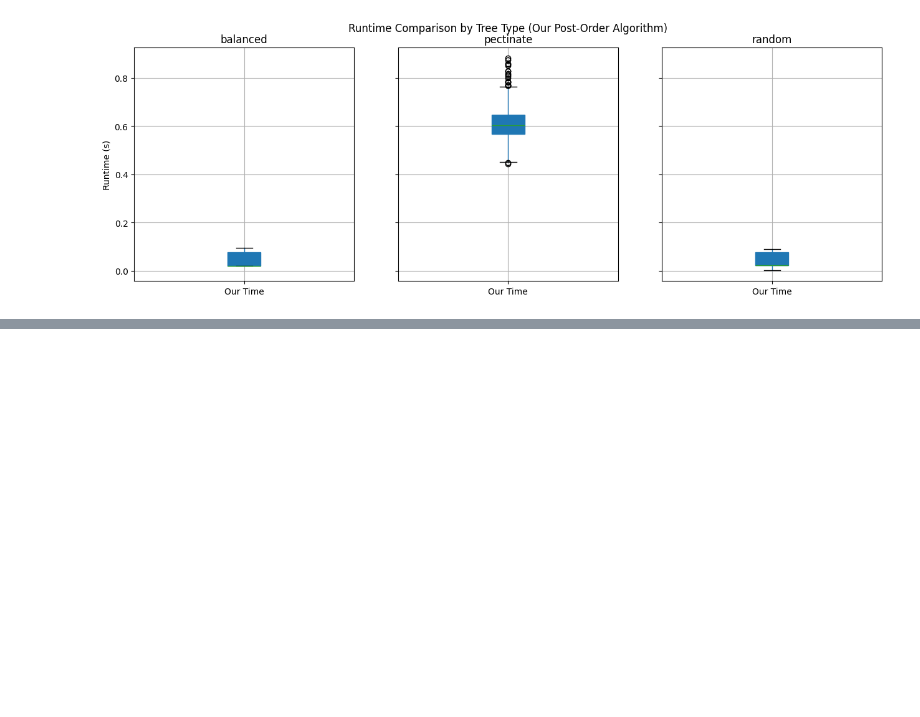
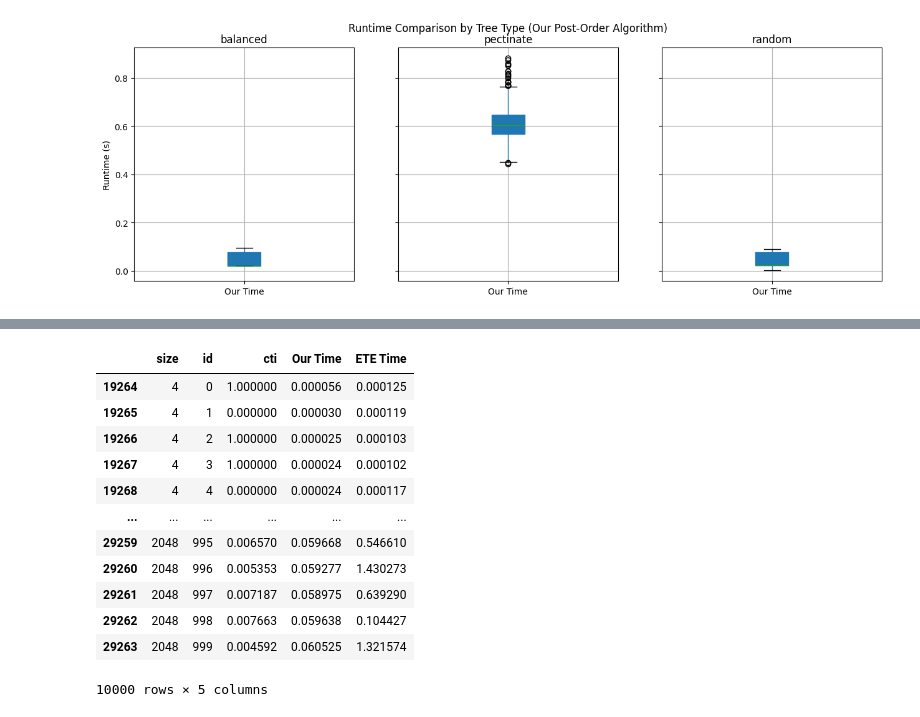
Before and after one commit to rhit-davisoc/OrthoParaTesting, a Jupyter notebook: Automated Tests/data_analysis_2024.ipynb, the cells around one changed output, grey strips where cells are left out. Saved outputs shown, nothing was run; the diff lists cells and outputs as text; code cells hidden in the pictures; blank space fills up the shorter version.

```diff
--- a/Automated Tests/data_analysis_2024.ipynb
+++ b/Automated Tests/data_analysis_2024.ipynb
@@ -159,0 +199,16 @@ plt.show()
+# %%
+df_random
+# %% [output]
+|  | size | id | cti | Our Time | ETE Time |
+| 19264 | 4 | 0 | 1.000000 | 0.000056 | 0.000125 |
+| 19265 | 4 | 1 | 0.000000 | 0.000030 | 0.000119 |
+| 19266 | 4 | 2 | 1.000000 | 0.000025 | 0.000103 |
+| 19267 | 4 | 3 | 1.000000 | 0.000024 | 0.000102 |
+| 19268 | 4 | 4 | 0.000000 | 0.000024 | 0.000117 |
+| ... | ... | ... | ... | ... | ... |
+| 29259 | 2048 | 995 | 0.006570 | 0.059668 | 0.546610 |
+| 29260 | 2048 | 996 | 0.005353 | 0.059277 | 1.430273 |
+| 29261 | 2048 | 997 | 0.007187 | 0.058975 | 0.639290 |
+| 29262 | 2048 | 998 | 0.007663 | 0.059638 | 0.104427 |
+| 29263 | 2048 | 999 | 0.004592 | 0.060525 | 1.321574 |
+10000 rows × 5 columns
```
Also changed, not shown: parts of 6 cells of this notebook, 5 other files.
